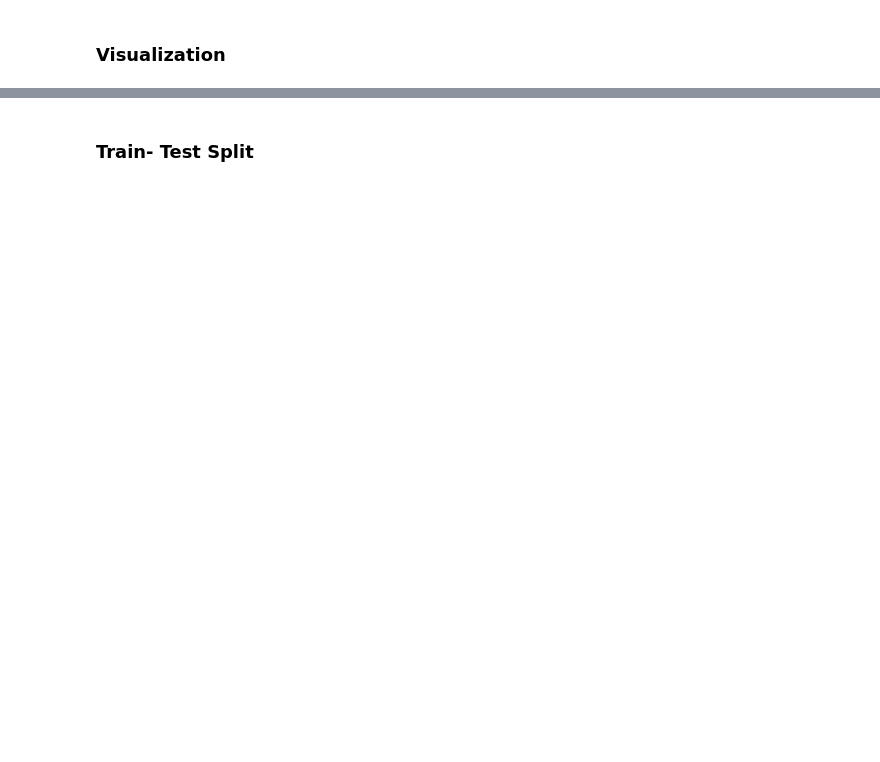
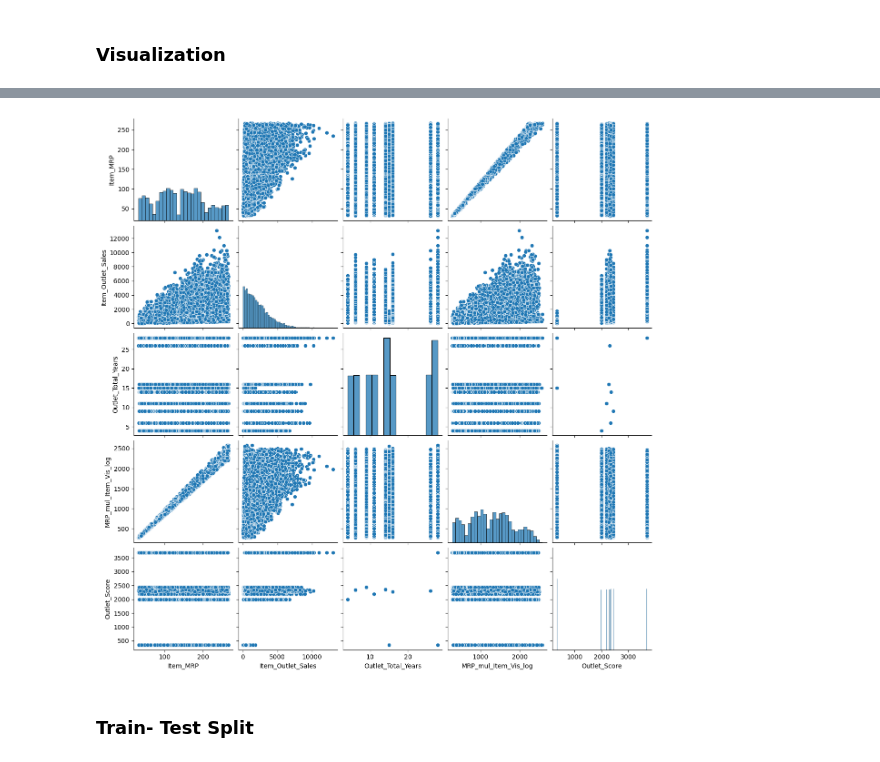
Before and after one commit to Dnyaneshwari-Chidrawar/big_mart_sales_prediction, a Jupyter notebook: sales_prediction_feature_engineering.ipynb, the cells around one changed output, grey strips where cells are left out. Cells and saved outputs as stored; diff of their text form; code cells hidden in the pictures; blank space fills up the shorter version.

```diff
--- a/sales_prediction_feature_engineering.ipynb
+++ b/sales_prediction_feature_engineering.ipynb
@@ -273,3 +211,8 @@ df_clean.head()
+# %%
+sns.pairplot(df_clean[['Item_MRP', 'Item_Outlet_Sales', 'Outlet_Total_Years', 'MRP_mul_Item_Vis_log', 'Outlet_Score']])
+plt.show()
+# %% [output]
+[figure, added]
 # %% [markdown]
 ### Train- Test Split
 # %%
```
Also changed, not shown: parts of 38 cells of this notebook.
